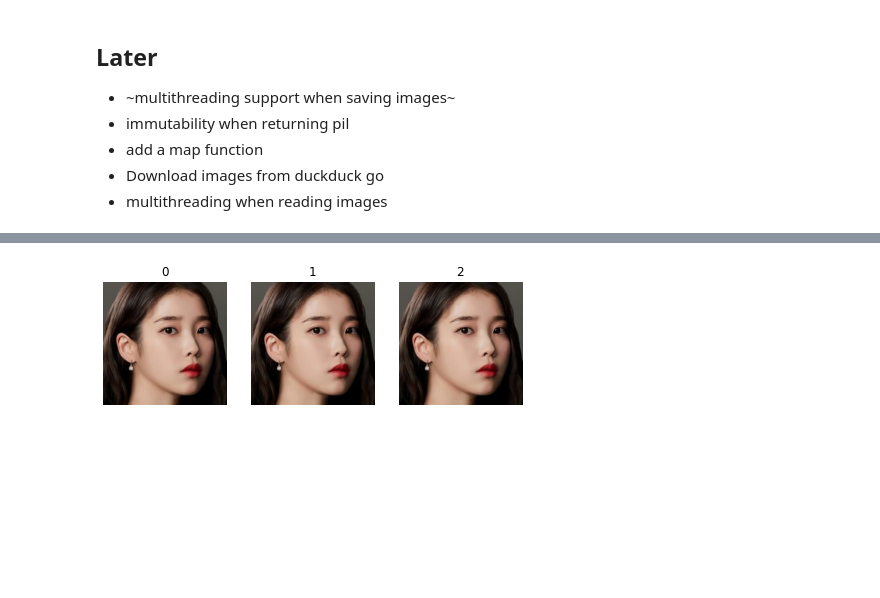
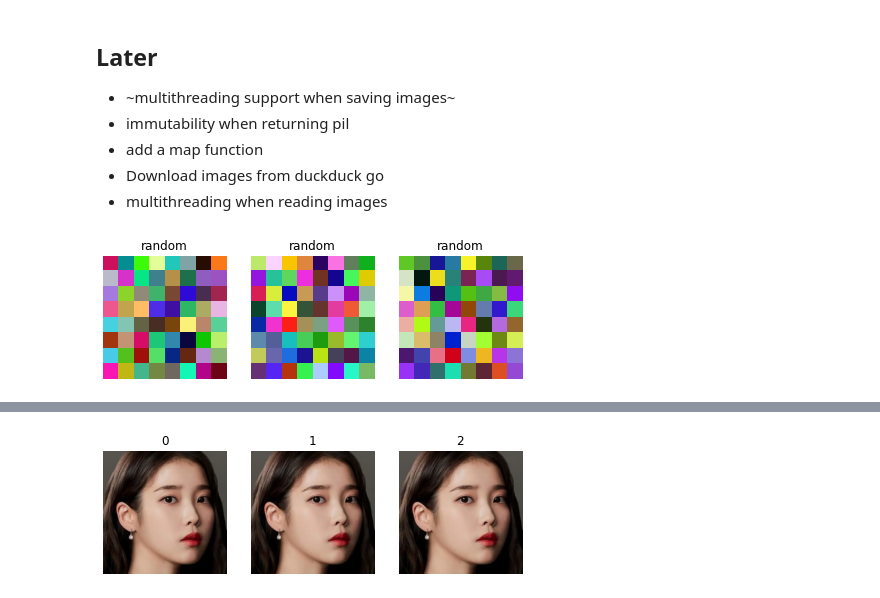
Before and after one commit to arunoda/adeep, a Jupyter notebook: aiaiart/imitools-dev.ipynb, the cells around one changed output, grey strips where cells are left out. Drawn from its saved outputs; the diff is of its cells as text; code cells hidden in the pictures; blank space fills up the shorter version.

```diff
--- a/aiaiart/imitools-dev.ipynb
+++ b/aiaiart/imitools-dev.ipynb
@@ -135,9 +135,10 @@ class VideoWrapper:
         """ % data_url)
 
 class ImageWrapper:
-    def __init__(self, data, image_type):
+    def __init__(self, data, image_type, labels=None):
         self.data = data
         self.image_type = image_type
+        self.labels = list(range(len(data))) if labels is None else labels
 
     def resize(self, size=(256, 256), **kwargs) -> ImageWrapper:
         ref = self
@@ -242,6 +243,7 @@ class ImageWrapper:
 
         scale = 2.5 if scale == -1 else scale
         images = self.data.cpu() if self.image_type == "pt" else self.data
+        labels = self.labels
         image_count = len(self.data)
 
         if image_count > max_count:
@@ -263,7 +265,7 @@ class ImageWrapper:
                 image = images[i] if self.image_type == "pil" else images[i].permute(1, 2, 0)
                 ax[i].imshow(image)
                 ax[i].axis("off")
-                if captions: ax[i].set_title(f"{i}")
+                if captions: ax[i].set_title(f"{labels[i]}")
         else:
             for row in range(rows):
                 for col in range(cols):
@@ -272,7 +274,7 @@ class ImageWrapper:
                         image = images[i] if self.image_type == "pil" else images[i].permute(1, 2, 0)
                         ax[row][col].imshow(image)
                         ax[row][col].axis("off")
-                        if captions: ax[row][col].set_title(f"{i}")
+                        if captions: ax[row][col].set_title(f"{labels[i]}")
                     else:
                         ax[row][col].axis("off")
 
@@ -319,7 +321,7 @@ class ImageWrapper:
 
         return VideoWrapper(video_path, video_size)
 
-def wrap(input_data) -> ImageWrapper:
+def wrap(input_data, labels=None) -> ImageWrapper:
     if isinstance(input_data, ImageWrapper):
         return input_data
 
@@ -327,23 +329,23 @@ def wrap(input_data) -> ImageWrapper:
         if len(input_data.shape) == 3:
             input_data = input_data.unsqueeze(0)
 
-        return ImageWrapper(input_data.detach().float(), "pt")
+        return ImageWrapper(input_data.detach().float(), "pt", labels)
 
     if isinstance(input_data, Image.Image):
-        return ImageWrapper([input_data], "pil")
+        return ImageWrapper([input_data], "pil", labels)
 
     if isinstance(input_data, list):
         if isinstance(input_data[0], torch.Tensor):
             images = torch.stack(input_data).squeeze(1).detach().float()
-            return ImageWrapper(images, "pt")
+            return ImageWrapper(images, "pt", labels)
 
         if isinstance(input_data[0], Image.Image):
-            return ImageWrapper(input_data, "pil")
+            return ImageWrapper(input_data, "pil", labels)
 
         if isinstance(input_data[0], ImageWrapper):
             image_list = list(map(lambda w: w.pt(), input_data))
             images = torch.stack(image_list).squeeze(1).detach().float()
-            return ImageWrapper(images, "pt")
+            return ImageWrapper(images, "pt", labels)
 
     raise Exception("not implemented!")
 
@@ -471,8 +473,8 @@ class ImiTools:
     def __init__(self):
         self.defaults = defaults
 
-    def wrap(self, path) -> ImageWrapper:
-        return wrap(path)
+    def wrap(self, data, labels=None) -> ImageWrapper:
+        return wrap(data, labels)
 
     def from_path(self, path) -> ImageWrapper:
         return from_path(path)
@@ -492,20 +494,8 @@ class ImiTools:
 I = ImiTools()
 I.defaults.device = device
 # %%
-img_urls = [
-    "https://i.mydramalist.com/W2mRD_5c.jpg",
-    "https://image.tmdb.org/t/p/w235_and_h235_face/xxYawgFO1woBRveH7WL9D1BxB4W.jpg",
-    "https://i.mydramalist.com/W2mRD_5c.jpg",
-    "https://image.tmdb.org/t/p/w235_and_h235_face/xxYawgFO1woBRveH7WL9D1BxB4W.jpg",
-    "https://i.mydramalist.com/W2mRD_5c.jpg",
-    "https://image.tmdb.org/t/p/w235_and_h235_face/xxYawgFO1woBRveH7WL9D1BxB4W.jpg",
-    "https://i.mydramalist.com/W2mRD_5c.jpg",
-    "https://image.tmdb.org/t/p/w235_and_h235_face/xxYawgFO1woBRveH7WL9D1BxB4W.jpg",
-    "https://i.mydramalist.com/W2mRD_5c.jpg",
-    "https://image.tmdb.org/t/p/w235_and_h235_face/xxYawgFO1woBRveH7WL9D1BxB4W.jpg",
-    "https://i.mydramalist.com/W2mRD_5c.jpg",
-    "https://image.tmdb.org/t/p/w235_and_h235_face/xxYawgFO1woBRveH7WL9D1BxB4W.jpg"
-]
-
-images = I.download(img_urls).crop(256)
+pt_images = torch.rand(3, 3, 8, 8)
+I.wrap(pt_images, ["random"] * 3).show()
+# %% [output]
+[figure, added]
 # %%
```
Also changed, not shown: parts of 1 cell of this notebook, 1 other file.
